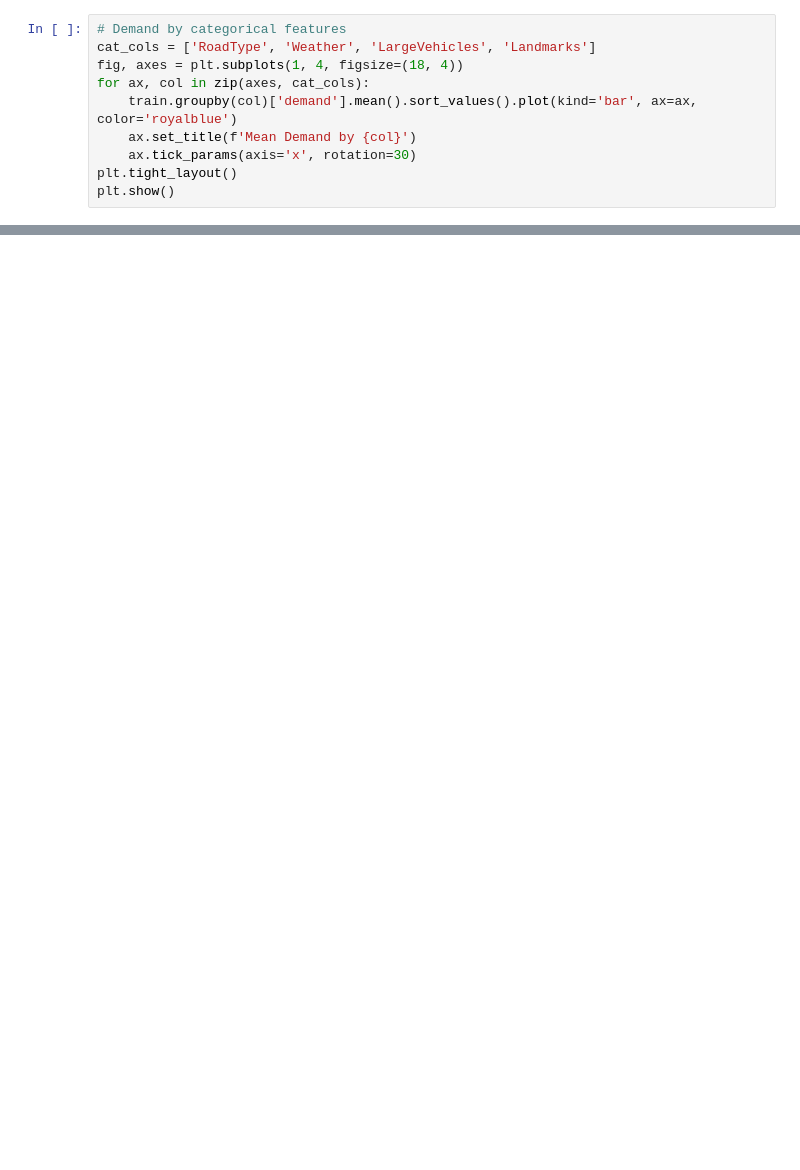
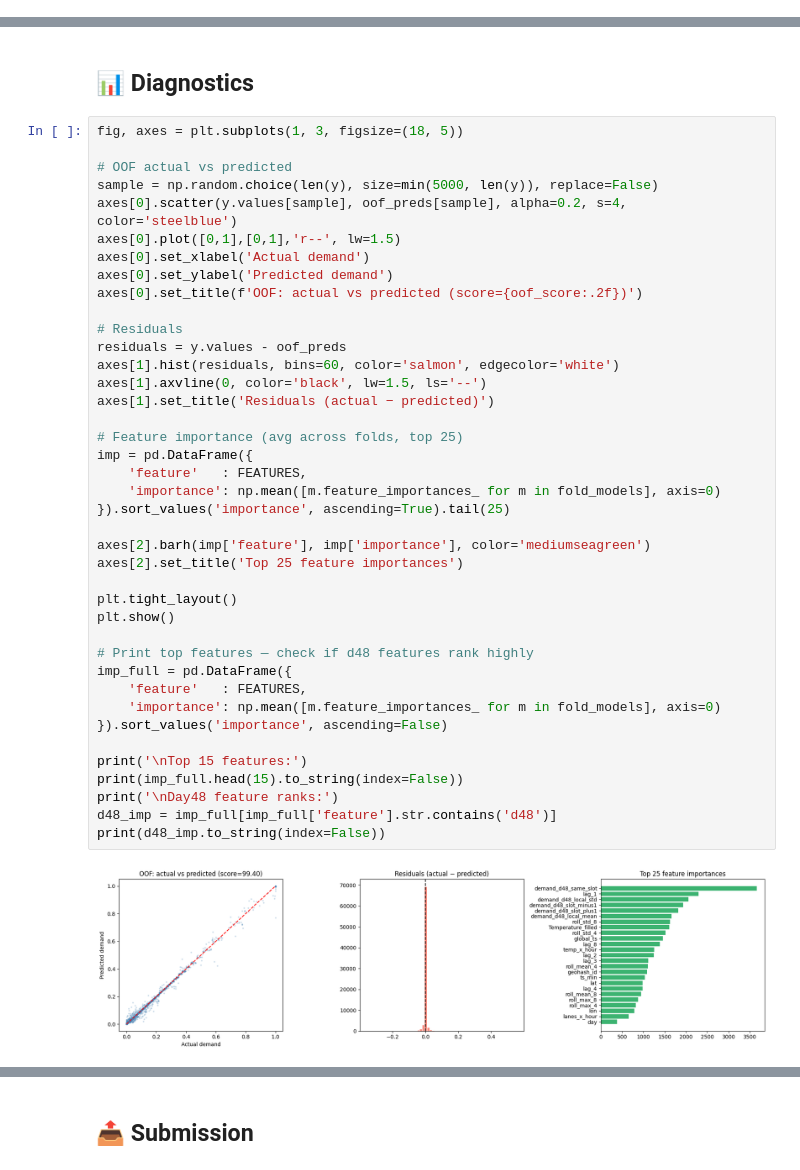
Before and after one commit to sxdxde/GridLock-2.0-, a Jupyter notebook: traffic-demand-prediction.ipynb, the cells around one changed output, grey strips where cells are left out. Drawn from its saved outputs; the diff is of its cells as text; blank space fills up the shorter version.

```diff
--- a/traffic-demand-prediction.ipynb
+++ b/traffic-demand-prediction.ipynb
@@ -114,10 +0,0 @@ plt.show()
-# %%
-# Demand by categorical features
-cat_cols = ['RoadType', 'Weather', 'LargeVehicles', 'Landmarks']
-fig, axes = plt.subplots(1, 4, figsize=(18, 4))
-for ax, col in zip(axes, cat_cols):
-    train.groupby(col)['demand'].mean().sort_values().plot(kind='bar', ax=ax, color='royalblue')
-    ax.set_title(f'Mean Demand by {col}')
-    ax.tick_params(axis='x', rotation=30)
-plt.tight_layout()
-plt.show()
@@ -603,0 +588,44 @@ Pred stats | min=0.00026 max=1.00000 mean=0.11300 std=0.15566
+# %% [markdown]
+## 📊 Diagnostics
+# %%
+fig, axes = plt.subplots(1, 3, figsize=(18, 5))
+
+# OOF actual vs predicted
+sample = np.random.choice(len(y), size=min(5000, len(y)), replace=False)
+axes[0].scatter(y.values[sample], oof_preds[sample], alpha=0.2, s=4, color='steelblue')
+axes[0].plot([0,1],[0,1],'r--', lw=1.5)
+axes[0].set_xlabel('Actual demand')
+axes[0].set_ylabel('Predicted demand')
+axes[0].set_title(f'OOF: actual vs predicted (score={oof_score:.2f})')
+
+# Residuals
+residuals = y.values - oof_preds
+axes[1].hist(residuals, bins=60, color='salmon', edgecolor='white')
+axes[1].axvline(0, color='black', lw=1.5, ls='--')
+axes[1].set_title('Residuals (actual − predicted)')
+
+# Feature importance (avg across folds, top 25)
+imp = pd.DataFrame({
+    'feature'   : FEATURES,
+    'importance': np.mean([m.feature_importances_ for m in fold_models], axis=0)
+}).sort_values('importance', ascending=True).tail(25)
+
+axes[2].barh(imp['feature'], imp['importance'], color='mediumseagreen')
+axes[2].set_title('Top 25 feature importances')
+
+plt.tight_layout()
+plt.show()
+
+# Print top features — check if d48 features rank highly
+imp_full = pd.DataFrame({
+    'feature'   : FEATURES,
+    'importance': np.mean([m.feature_importances_ for m in fold_models], axis=0)
+}).sort_values('importance', ascending=False)
+
+print('\nTop 15 features:')
+print(imp_full.head(15).to_string(index=False))
+print('\nDay48 feature ranks:')
+d48_imp = imp_full[imp_full['feature'].str.contains('d48')]
+print(d48_imp.to_string(index=False))
+# %% [output]
+[figure, added]
@@ -603,0 +649,2 @@ Pred stats | min=0.00026 max=1.00000 mean=0.11300 std=0.15566
+# %% [markdown]
+## 📤 Submission
```
Also changed, not shown: parts of 47 cells of this notebook.
